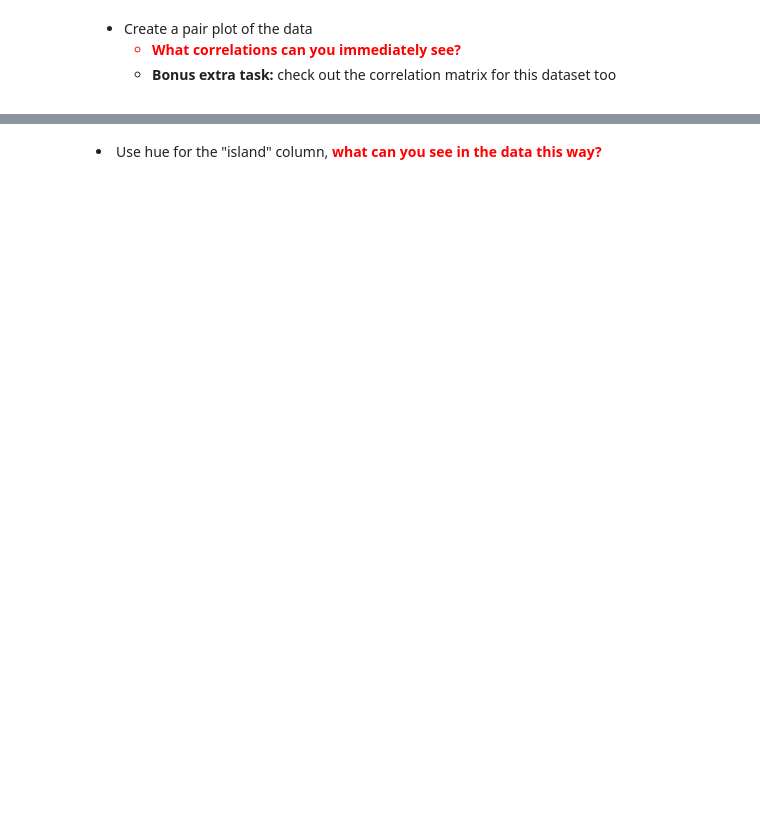
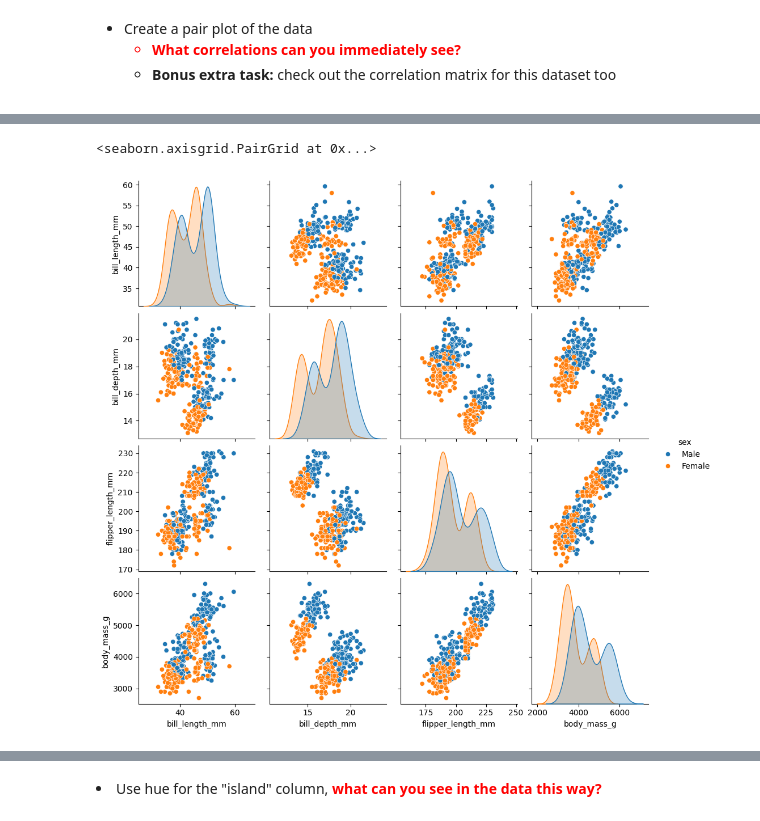
Before and after one commit to jehuhta/Intro_Data_Analytics_Huhta_Jeremy_Spring2025, a Jupyter notebook: Exercises_3_Seaborn/DataAnalyticsExerciseSet3.ipynb, the cells around one changed output, grey strips where cells are left out. Cells and saved outputs as stored; diff of their text form; code cells hidden in the pictures; blank space fills up the shorter version.

Commit message:
Started Exercise set 3. Finishing exercise 1

```diff
--- a/Exercises_3_Seaborn/DataAnalyticsExerciseSet3.ipynb
+++ b/Exercises_3_Seaborn/DataAnalyticsExerciseSet3.ipynb
@@ -34,0 +57,11 @@ You can return all of these exercises in a single Jupyter Notebook, if you wish.
+# %%
+# let's confirm if it is truly male or female difference.
+# this is not asked by the exercises. But it is interesting.
+sns.pairplot(df, hue='sex')
+
+# We can see that females are generally smaller than male penguins.
+# Fascinating! However, that doesn't explain why there are two
+# different groupings for a lot of the scatter plot data.
+# %% [output]
+<seaborn.axisgrid.PairGrid at 0x...>
+[figure, added]
```
Also changed, not shown: parts of 13 cells of this notebook.
